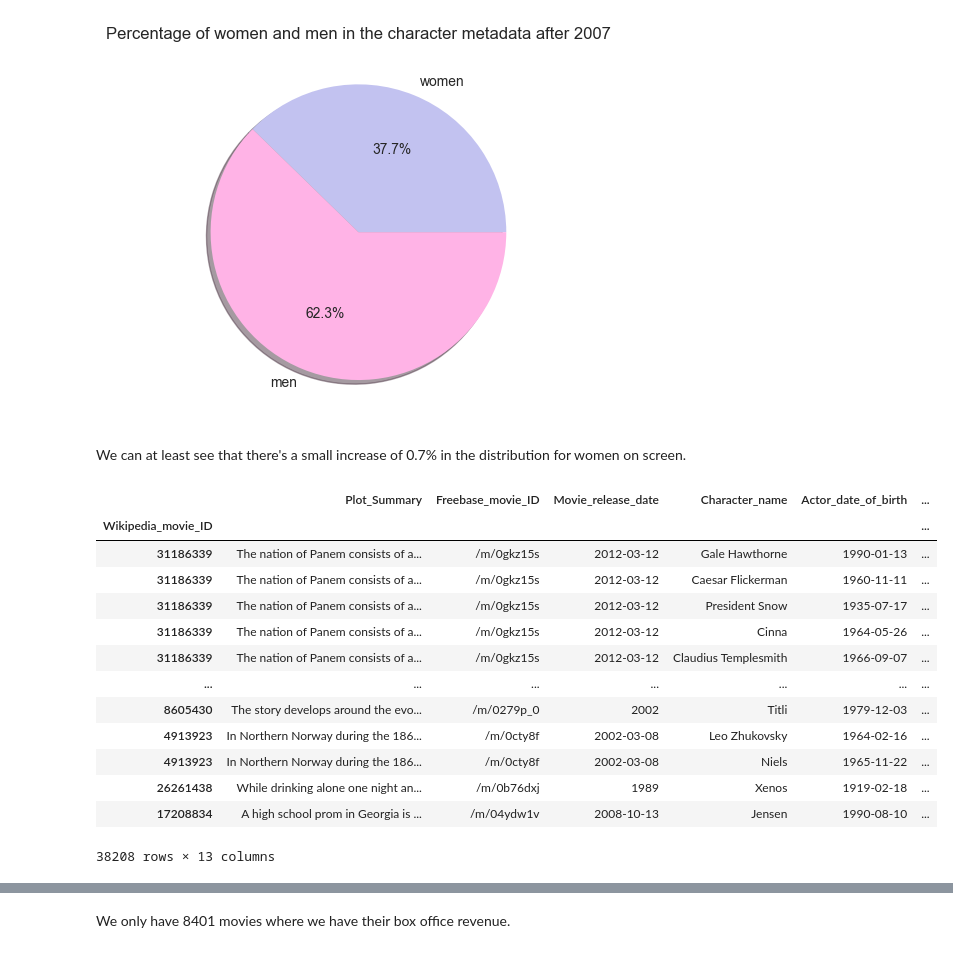
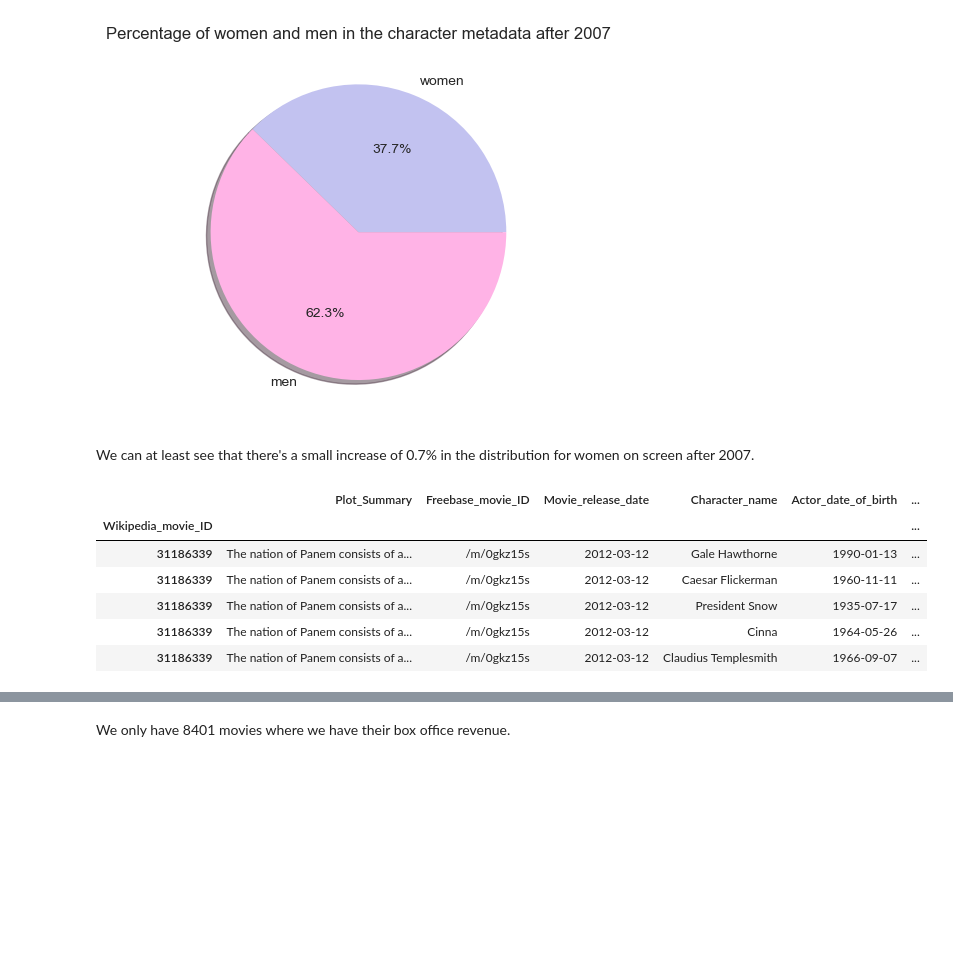
Before and after one commit to epfl-ada/ada-2022-project-cyga, a Jupyter notebook: preprocessing.ipynb, the cells around one changed output, grey strips where cells are left out. Saved outputs shown, nothing was run; the diff lists cells and outputs as text; code cells hidden in the pictures; blank space fills up the shorter version.

```diff
--- a/preprocessing.ipynb
+++ b/preprocessing.ipynb
@@ -576,30 +683,21 @@ plt.show()
 # %% [output]
 [figure]
 # %% [markdown]
-We can at least see that there's a small increase of 0.7% in the distribution for women on screen.
+We can at least see that there's a small increase of 0.7% in the distribution for women on screen after 2007.
 # %%
-
-plot_summaries
 #merge character metadata with plot summaries
 
 plot_summaries = plot_summaries.join(character_metadata, on='Wikipedia_movie_ID')
 plot_summaries=plot_summaries.dropna()
-plot_summaries
+plot_summaries.head()
 # %% [output]
 |  | Plot_Summary | Freebase_movie_ID | Movie_release_date | Character_name | Actor_date_of_birth | ... |
 | Wikipedia_movie_ID |  |  |  |  |  | ... |
 | 31186339 | The nation of Panem consists of a... | /m/0gkz15s | 2012-03-12 | Gale Hawthorne | 1990-01-13 | ... |
 | 31186339 | The nation of Panem consists of a... | /m/0gkz15s | 2012-03-12 | Caesar Flickerman | 1960-11-11 | ... |
 | 31186339 | The nation of Panem consists of a... | /m/0gkz15s | 2012-03-12 | President Snow | 1935-07-17 | ... |
 | 31186339 | The nation of Panem consists of a... | /m/0gkz15s | 2012-03-12 | Cinna | 1964-05-26 | ... |
 | 31186339 | The nation of Panem consists of a... | /m/0gkz15s | 2012-03-12 | Claudius Templesmith | 1966-09-07 | ... |
-| ... | ... | ... | ... | ... | ... | ... |
-| 8605430 | The story develops around the evo... | /m/0279p_0 | 2002 | Titli | 1979-12-03 | ... |
-| 4913923 | In Northern Norway during the 186... | /m/0cty8f | 2002-03-08 | Leo Zhukovsky | 1964-02-16 | ... |
-| 4913923 | In Northern Norway during the 186... | /m/0cty8f | 2002-03-08 | Niels | 1965-11-22 | ... |
-| 26261438 | While drinking alone one night an... | /m/0b76dxj | 1989 | Xenos | 1919-02-18 | ... |
-| 17208834 | A high school prom in Georgia is ... | /m/04ydw1v | 2008-10-13 | Jensen | 1990-08-10 | ... |
-38208 rows × 13 columns
 # %%
 #create new dataframe where we change movie release date to datetime in plot_summaries
 plot_summaries_new = plot_summaries[['Freebase_movie_ID', 'Movie_release_date','Actor_gender']]
```
Also changed, not shown: parts of 83 cells of this notebook.
